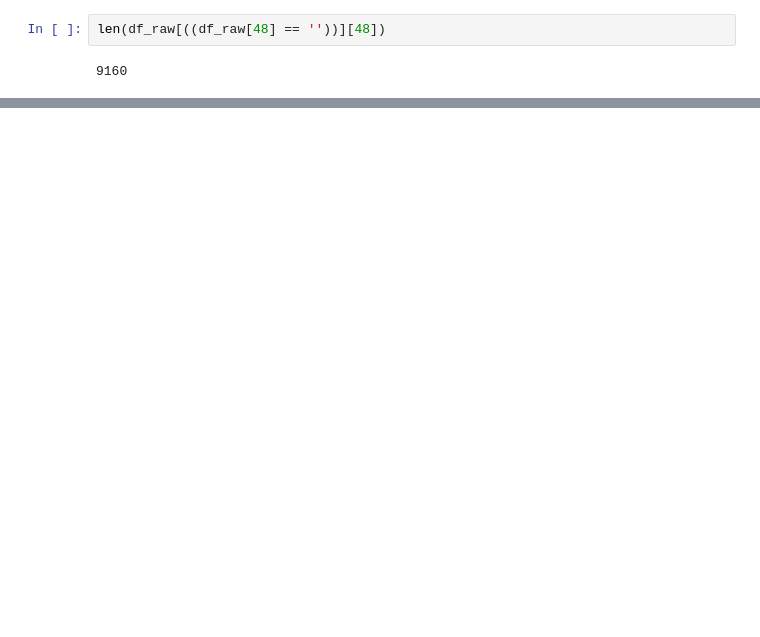
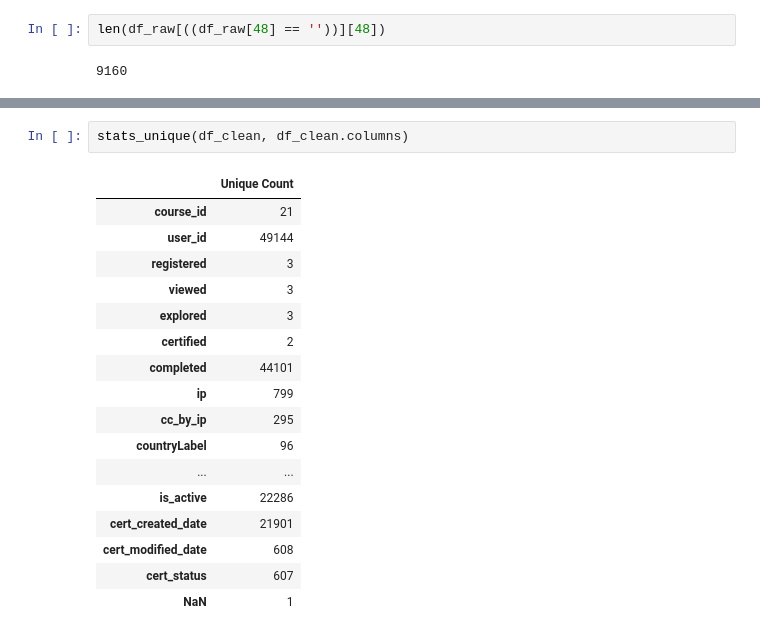
Before and after one commit to tmaounis/apcomp221-pset2, a Jupyter notebook: cleaning_data.ipynb, the cells around one changed output, grey strips where cells are left out. Saved outputs shown, nothing was run; the diff lists cells and outputs as text; blank space fills up the shorter version.

```diff
--- a/cleaning_data.ipynb
+++ b/cleaning_data.ipynb
@@ -85,0 +151,20 @@ df_c
+# %%
+stats_unique(df_clean, df_clean.columns)
+# %% [output]
+|  | Unique Count |
+| course_id | 21 |
+| user_id | 49144 |
+| registered | 3 |
+| viewed | 3 |
+| explored | 3 |
+| certified | 2 |
+| completed | 44101 |
+| ip | 799 |
+| cc_by_ip | 295 |
+| countryLabel | 96 |
+| ... | ... |
+| is_active | 22286 |
+| cert_created_date | 21901 |
+| cert_modified_date | 608 |
+| cert_status | 607 |
+| NaN | 1 |
```
Also changed, not shown: parts of 21 cells of this notebook.
